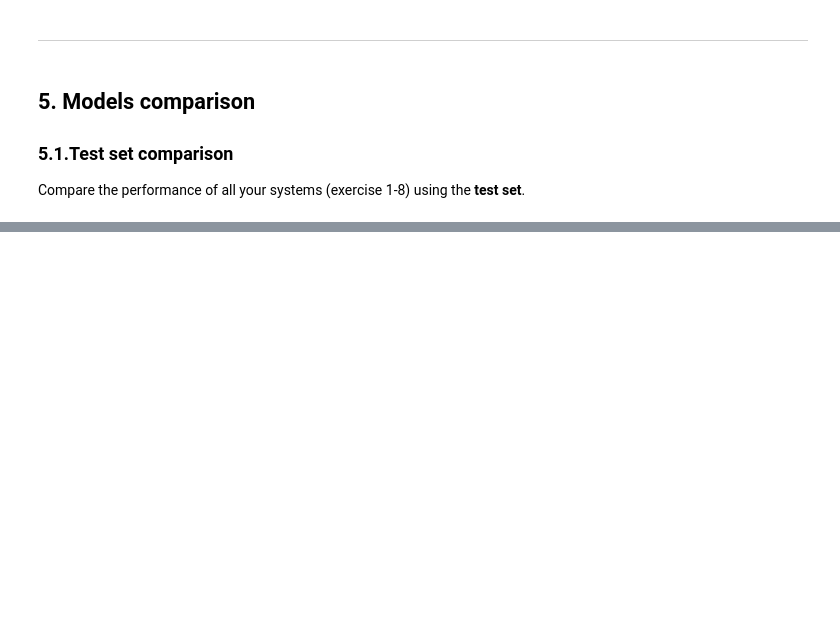
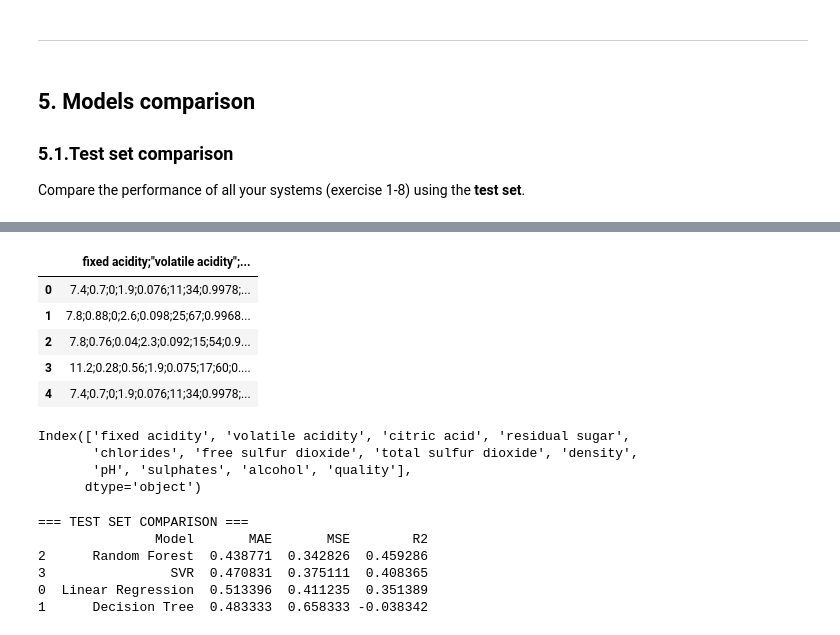
Before and after one commit to GabCAD92/Machine-learning-tasks, a Jupyter notebook: Classification_and_Regression_practice.ipynb, the cells around one changed output, grey strips where cells are left out. Cells and saved outputs as stored; diff of their text form; code cells hidden in the pictures; blank space fills up the shorter version.

```diff
--- a/Classification_and_Regression_practice.ipynb
+++ b/Classification_and_Regression_practice.ipynb
@@ -166,0 +1015,30 @@ Compare the performance of all your systems (exercise 1-8) using the **test set*
+# %%
+df = pd.read_csv("winequality-red.csv")
+df.head()
+# %% [output]
+|  | fixed acidity;"volatile acidity";... |
+| 0 | 7.4;0.7;0;1.9;0.076;11;34;0.9978;... |
+| 1 | 7.8;0.88;0;2.6;0.098;25;67;0.9968... |
+| 2 | 7.8;0.76;0.04;2.3;0.092;15;54;0.9... |
+| 3 | 11.2;0.28;0.56;1.9;0.075;17;60;0.... |
+| 4 | 7.4;0.7;0;1.9;0.076;11;34;0.9978;... |
+# %%
+# Load correctly
+df = pd.read_csv("winequality-red.csv", sep=';')
+
+# Check columns
+print(df.columns)
+
+# Prepare data
+X = df.drop("quality", axis=1)
+y = df["quality"]
+
+# Split into Train (70%) and Test (30%)
+X_train, X_test, y_train, y_test = train_test_split(
+    X, y, test_size=0.3, random_state=42
+)
+# %% [output]
+Index(['fixed acidity', 'volatile acidity', 'citric acid', 'residual sugar',
+       'chlorides', 'free sulfur dioxide', 'total sulfur dioxide', 'density',
+       'pH', 'sulphates', 'alcohol', 'quality'],
+      dtype='object')
@@ -167,3 +1073,16 @@ Compare the performance of all your systems (exercise 1-8) using the **test set*
+# %%
+results_df = pd.DataFrame(results, columns=["Model", "MAE", "MSE", "R2"])
+results_df = results_df.sort_values(by="R2", ascending=False)
+
+print("=== TEST SET COMPARISON ===")
+print(results_df)
+# %% [output]
+=== TEST SET COMPARISON ===
+               Model       MAE       MSE        R2
+2      Random Forest  0.438771  0.342826  0.459286
+3                SVR  0.470831  0.375111  0.408365
+0  Linear Regression  0.513396  0.411235  0.351389
+1      Decision Tree  0.483333  0.658333 -0.038342
 # %% [markdown]
 ____
 <center>
```
Also changed, not shown: parts of 12 cells of this notebook.
